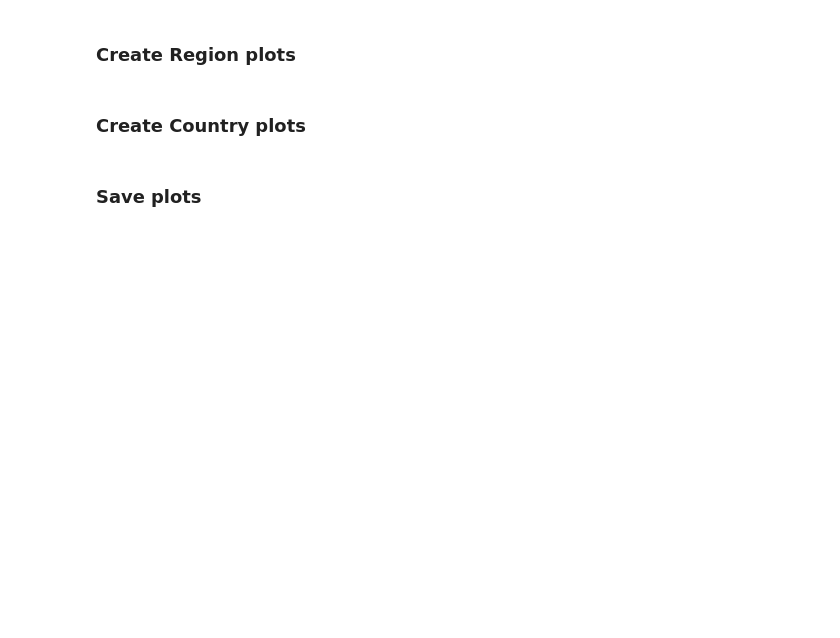
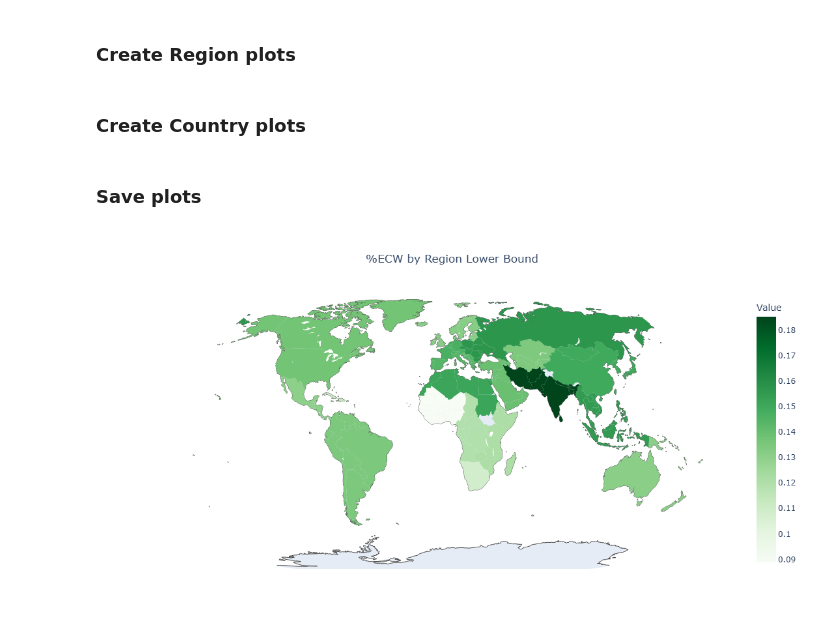
Before and after one commit to SPROOK/InRoomAirFilterScaleUp, a Jupyter notebook: scripts/ECWChoroplethVisualiser.ipynb, the cells around one changed output. Saved outputs shown, nothing was run; the diff lists cells and outputs as text; code cells hidden in the pictures; blank space fills up the shorter version.

```diff
--- a/scripts/ECWChoroplethVisualiser.ipynb
+++ b/scripts/ECWChoroplethVisualiser.ipynb
@@ -65,3 +65,17 @@ ECWbyRegionLowerBound.write_html(ECWbyRegionLowerBound_PATH)
 ECWbyRegionUpperBound.write_html(ECWbyRegionUpperBound_PATH)
 ECWbyCountryLowerBound.write_html(ECWbyCountryLowerBound_PATH)
 ECWbyCountryUpperBound.write_html(ECWbyCountryUpperBound_PATH)
+# %%
+ECWbyRegionLowerBound.update_layout(
+    geo=dict(
+        showcountries=False,
+        showcoastlines=True,
+        showframe=False,
+        projection_type='natural earth'
+    )
+)
+ECWbyRegionLowerBound.update_traces(
+    marker_line_width=0  # This removes the borders around the colored regions
+)
+# %% [output]
+[figure, added]
```
Also changed, not shown: 2 other files.
